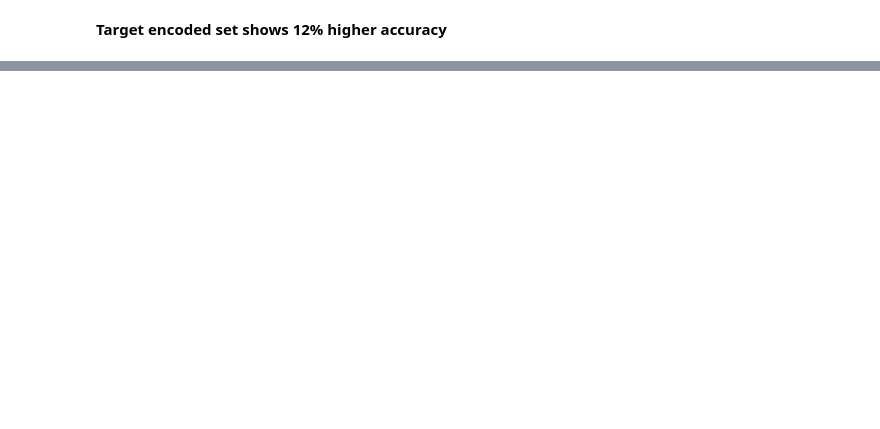
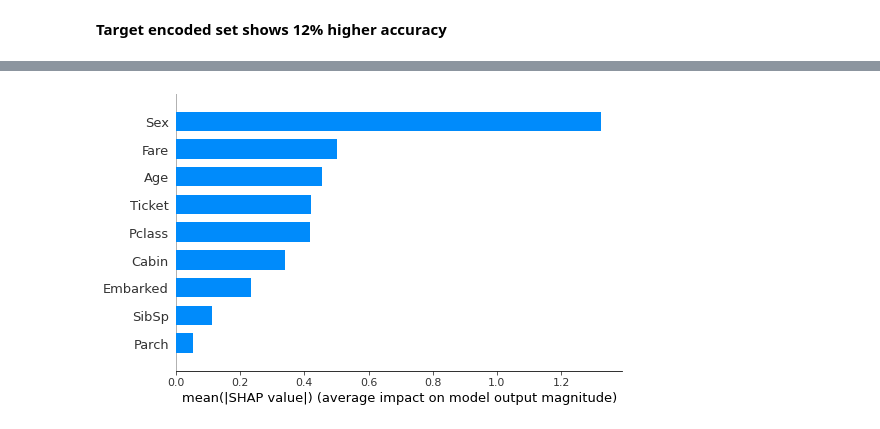
Before and after one commit to CringePlastik/titanic_boost, a Jupyter notebook: titanic_boosting.ipynb, the cells around one changed output, grey strips where cells are left out. Cells and saved outputs as stored; diff of their text form; code cells hidden in the pictures; blank space fills up the shorter version.

```diff
--- a/titanic_boosting.ipynb
+++ b/titanic_boosting.ipynb
@@ -582,0 +624,4 @@ ROC AUC score 0.7749670619235837
+# %%
+shap.summary_plot(main_shap_values, label_train, plot_type="bar", max_display=50)
+# %% [output]
+[figure, added]
```
Also changed, not shown: parts of 25 cells of this notebook, 1 other file.
